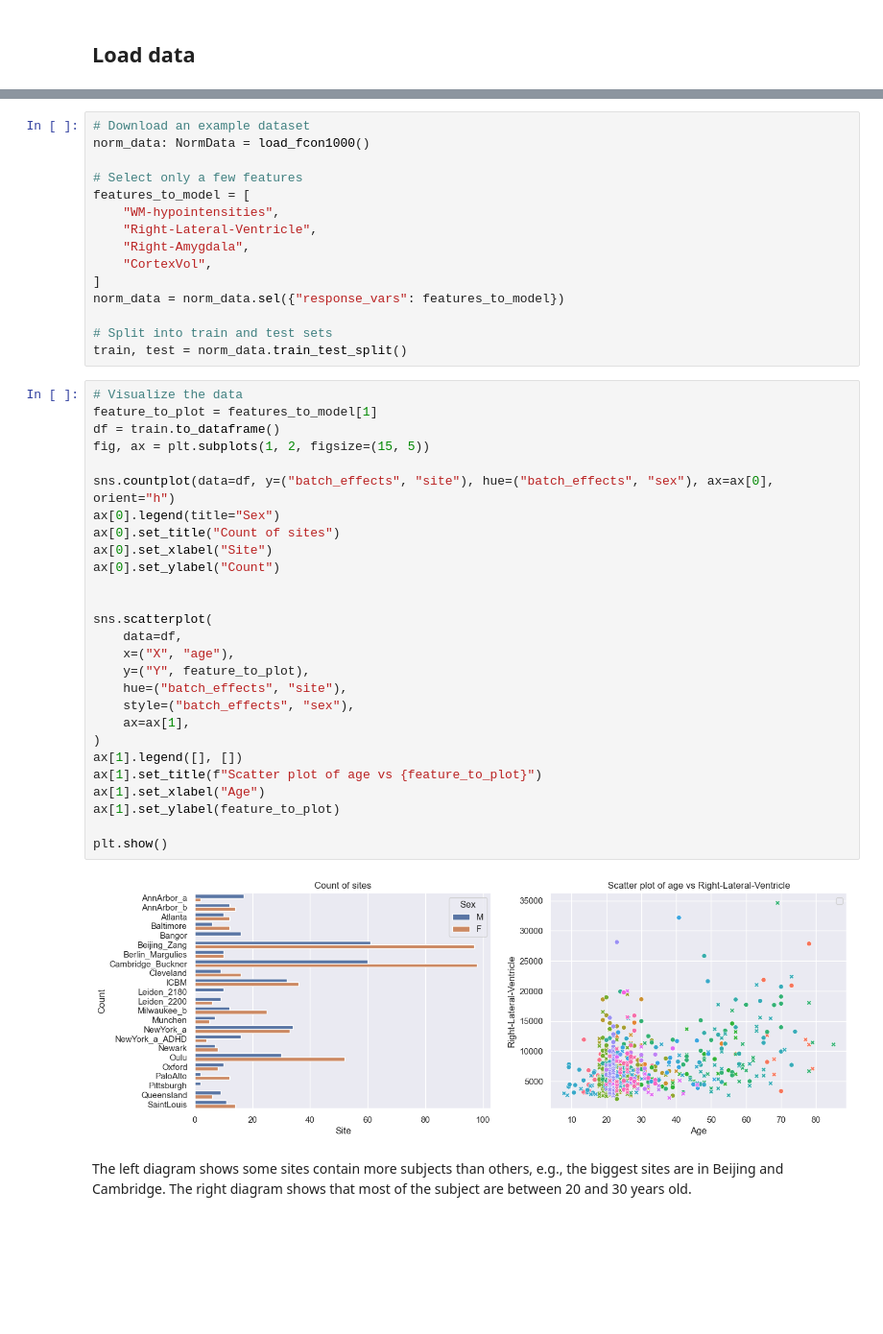
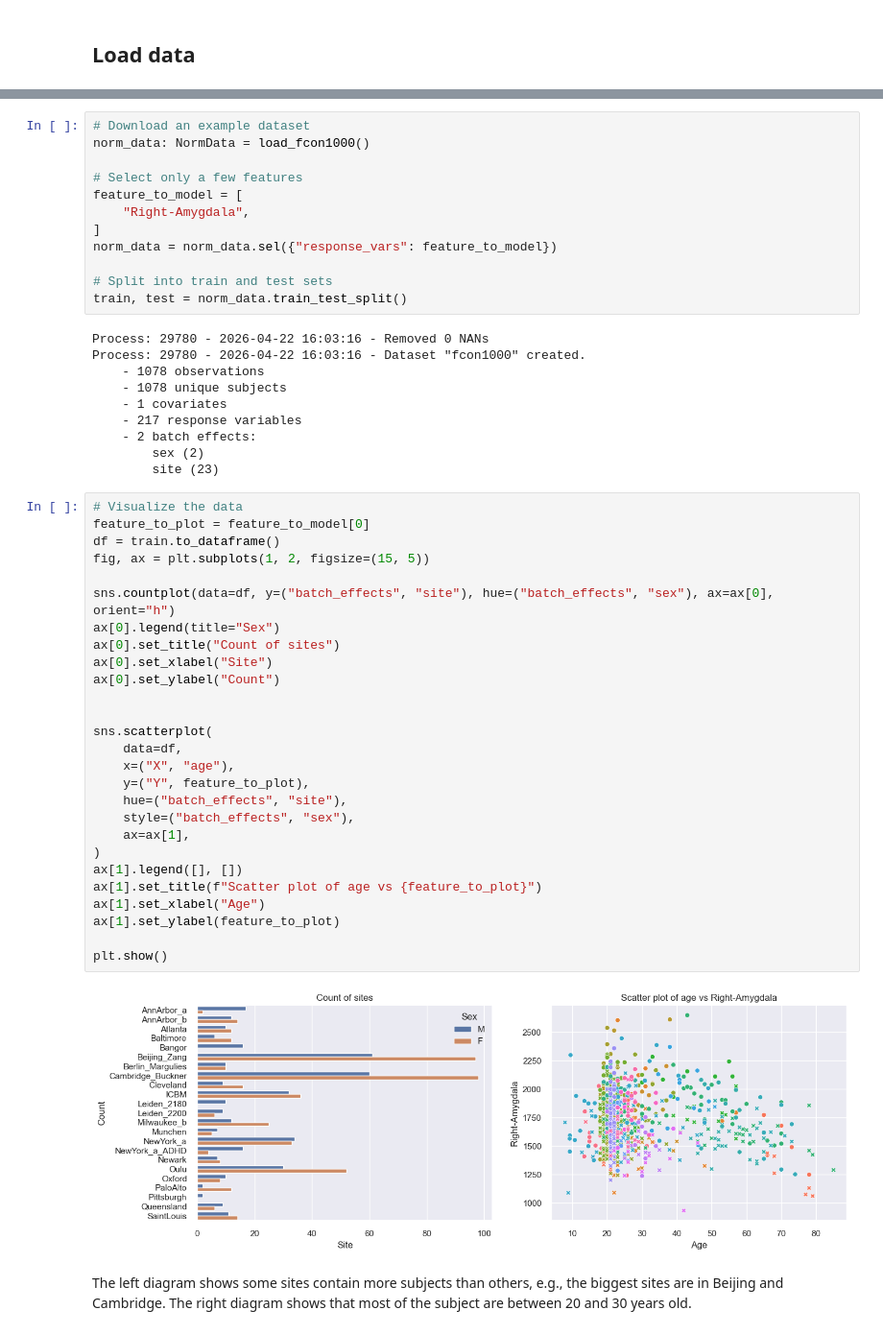
Before and after one commit to predictive-clinical-neuroscience/PCNtoolkit, a Jupyter notebook: examples/02_BLR.ipynb, the cells around one changed output, grey strips where cells are left out. Shown at 96% size. Drawn from its saved outputs; the diff is of its cells as text; blank space fills up the shorter version.

Commit message:
enh - refactor 02_BLR tutorial
- add a simpler blr model and compare with a more complex one
- explain plot_centiles_advanced better

```diff
--- a/examples/02_BLR.ipynb
+++ b/examples/02_BLR.ipynb
@@ -53,44 +52,51 @@ This dataset contains resting-state fMRI measurements from 1,078 subjects collec
 norm_data: NormData = load_fcon1000()
 
 # Select only a few features
-features_to_model = [
-    "WM-hypointensities",
-    "Right-Lateral-Ventricle",
+feature_to_model = [
     "Right-Amygdala",
-    "CortexVol",
 ]
-norm_data = norm_data.sel({"response_vars": features_to_model})
+norm_data = norm_data.sel({"response_vars": feature_to_model})
 
 # Split into train and test sets
 train, test = norm_data.train_test_split()
+# %% [output]
+Process: 29780 - 2026-04-22 16:03:16 - Removed 0 NANs
+Process: 29780 - 2026-04-22 16:03:16 - Dataset "fcon1000" created.
+    - 1078 observations
+    - 1078 unique subjects
+    - 1 covariates
+    - 217 response variables
+    - 2 batch effects:
+        sex (2)
+        site (23)
 # %%
 # Visualize the data
-feature_to_plot = features_to_model[1]
+feature_to_plot = feature_to_model[0]
 df = train.to_dataframe()
 fig, ax = plt.subplots(1, 2, figsize=(15, 5))
 
 sns.countplot(data=df, y=("batch_effects", "site"), hue=("batch_effects", "sex"), ax=ax[0], orient="h")
 ax[0].legend(title="Sex")
 ax[0].set_title("Count of sites")
 ax[0].set_xlabel("Site")
 ax[0].set_ylabel("Count")
 
 
 sns.scatterplot(
     data=df,
     x=("X", "age"),
     y=("Y", feature_to_plot),
     hue=("batch_effects", "site"),
     style=("batch_effects", "sex"),
     ax=ax[1],
 )
 ax[1].legend([], [])
 ax[1].set_title(f"Scatter plot of age vs {feature_to_plot}")
 ax[1].set_xlabel("Age")
 ax[1].set_ylabel(feature_to_plot)
 
 plt.show()
 # %% [output]
-[figure, old version]
+[figure, new version]
 # %% [markdown]
 The left diagram shows some sites contain more subjects than others, e.g., the biggest sites are in Beijing and Cambridge. The right diagram shows that most of the subject are between 20 and 30 years old.
```
Also changed, not shown: parts of 41 cells of this notebook, 32 other files.
